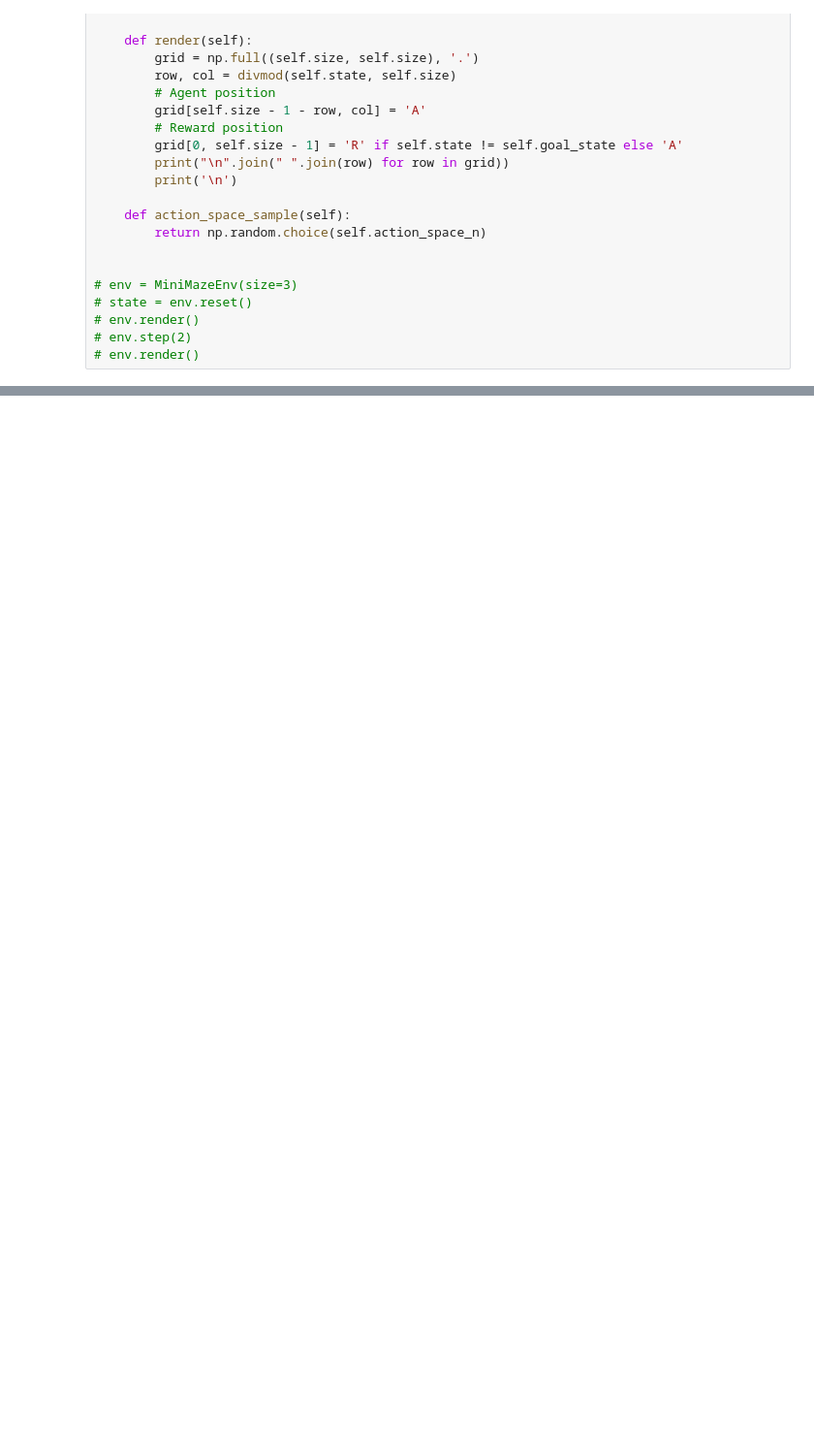
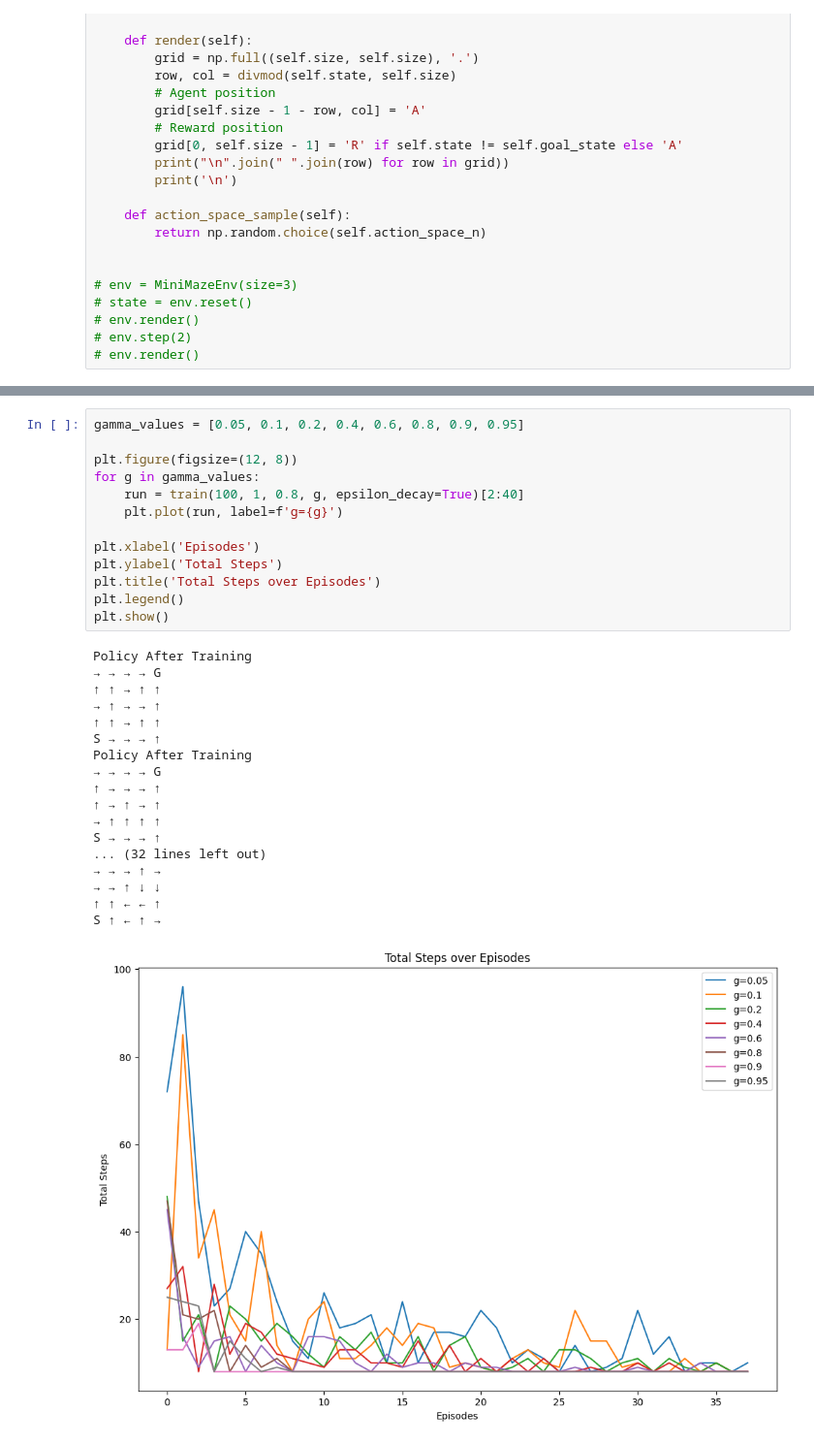
Before and after one commit to ChristianPickettCode/DPRL, a Jupyter notebook: Notebook4.ipynb, the cells around one changed output, grey strips where cells are left out. Shown: that part at 97% size. Drawn from its saved outputs; the diff is of its cells as text; blank space fills up the shorter version.

```diff
--- a/Notebook4.ipynb
+++ b/Notebook4.ipynb
@@ -191,0 +266,32 @@ S ↑ ←
+# %%
+gamma_values = [0.05, 0.1, 0.2, 0.4, 0.6, 0.8, 0.9, 0.95]
+
+plt.figure(figsize=(12, 8))
+for g in gamma_values:
+    run = train(100, 1, 0.8, g, epsilon_decay=True)[2:40]
+    plt.plot(run, label=f'g={g}')
+
+plt.xlabel('Episodes')
+plt.ylabel('Total Steps')
+plt.title('Total Steps over Episodes')
+plt.legend()
+plt.show()
+# %% [output]
+Policy After Training
+→ → → → G
+↑ ↑ → ↑ ↑
+→ ↑ → → ↑
+↑ ↑ → ↑ ↑
+S → → → ↑
+Policy After Training
+→ → → → G
+↑ → → → ↑
+↑ → ↑ → ↑
+→ ↑ ↑ ↑ ↑
+S → → → ↑
+... (32 lines left out)
+→ → → ↑ →
+→ → ↑ ↓ ↓
+↑ ↑ ← ← ↑
+S ↑ ← ↑ →
+[figure, added]
```
Also changed, not shown: parts of 11 cells of this notebook.
